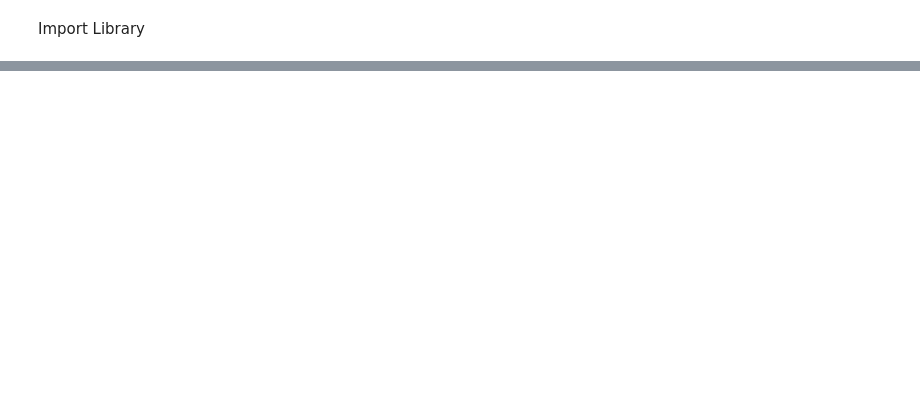
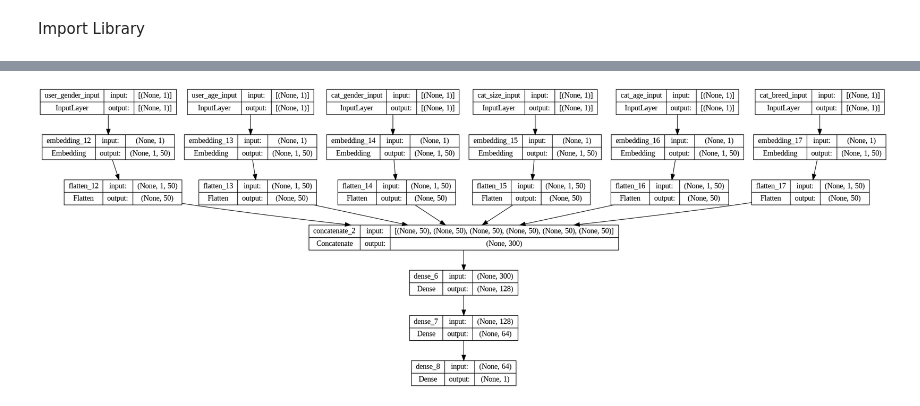
Before and after one commit to kucingku-capstone/machine-learning, a Jupyter notebook: main_model.ipynb, the cells around one changed output, grey strips where cells are left out. Drawn from its saved outputs; the diff is of its cells as text; code cells hidden in the pictures; blank space fills up the shorter version.

```diff
--- a/main_model.ipynb
+++ b/main_model.ipynb
@@ -182,0 +161,15 @@ with open("collaborative_model.tflite", "wb") as f:
+# %%
+# Concatenate all embeddings
+concatenated = Concatenate()([user_gender_embedding, user_age_embedding, cat_gender_embedding, cat_size_embeddingg, cat_age_embedding, cat_breed_embedding])
+# %%
+# Add additional dense layers
+dense_layer_1 = Dense(128, activation='linear')(concatenated)
+dense_layer_2 = Dense(64, activation='linear')(dense_layer_1)
+output = Dense(1)(dense_layer_2)
+# %%
+# Combine all layers into a model
+model = Model(inputs=[user_gender_input,user_age_input, cat_gender_input, cat_size_input ,cat_age_input ,cat_breed_input],
+              outputs=output)
+# %%
+# Compile the model
+model.compile(optimizer=SGD(learning_rate=0.001, momentum=0.9), loss='Hinge')
@@ -182,0 +201,6 @@ with open("collaborative_model.tflite", "wb") as f:
+# %%
+from tensorflow.keras.utils import plot_model
+
+plot_model(model, to_file='model_summary.png', show_shapes=True)
+# %% [output]
+[figure, added]
```
Also changed, not shown: parts of 55 cells of this notebook, 15 other files.
